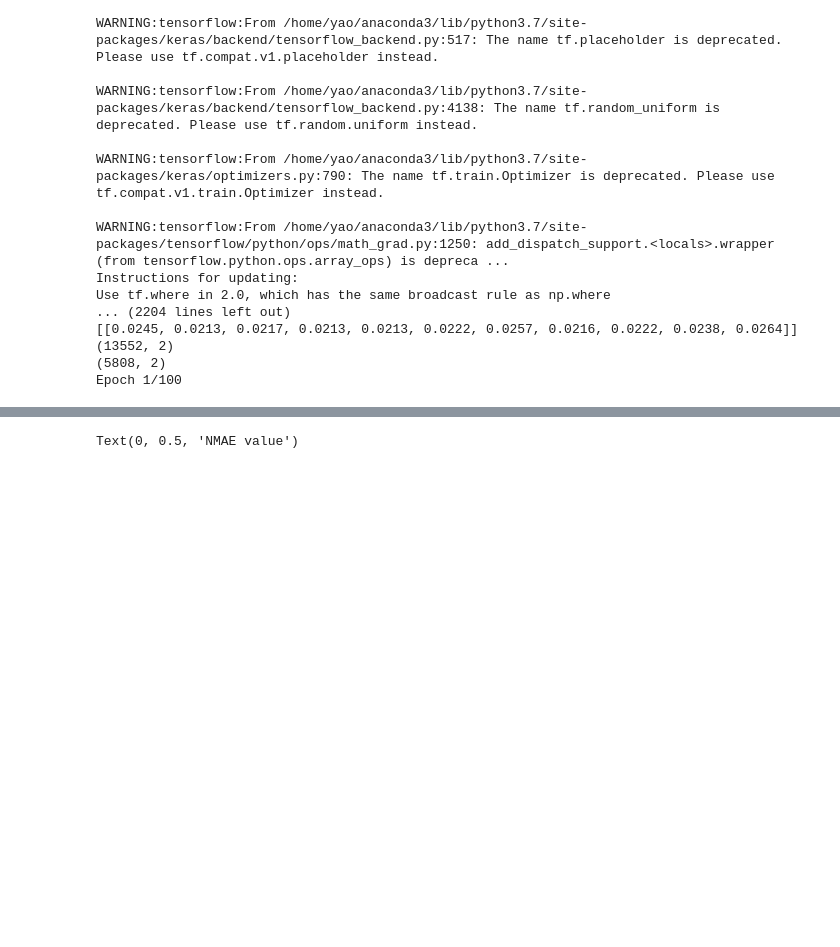
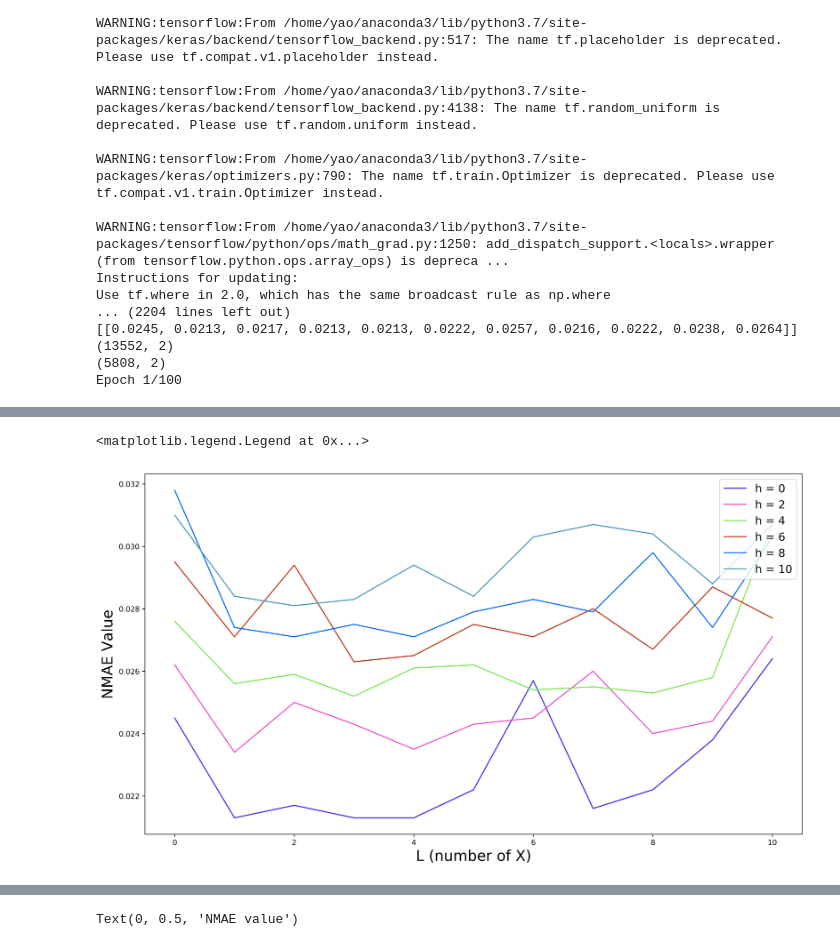
Before and after one commit to hichentang/EP2420, a Jupyter notebook: Proj2.ipynb, the cells around one changed output, grey strips where cells are left out. Saved outputs shown, nothing was run; the diff lists cells and outputs as text; code cells hidden in the pictures; blank space fills up the shorter version.

```diff
--- a/Proj2.ipynb
+++ b/Proj2.ipynb
@@ -403,0 +430,16 @@ plt.show()
+# %%
+#plot for the RNN data, traverse on H
+data = RNN_Encoder_NMAE_table
+plt_data = np.array(data)
+legend_list = []
+plt.figure(figsize=(16,9), dpi=300)
+for i in range(0,len(a),2):
+    plt.plot(plt_data[i], color=(np.random.uniform(0, 1), np.random.uniform(0, 1), np.random.uniform(0, 1)))
+    legend_list.append("h = "+str(i))
+# plt.plot(AR_pred, color = 'r')
+plt.xlabel('L (number of X)', fontsize=20)
+plt.ylabel('NMAE Value', fontsize=20)
+plt.legend(legend_list, loc=1,fontsize=15)
+# %% [output]
+<matplotlib.legend.Legend at 0x...>
+[figure, added]
```
Also changed, not shown: parts of 8 cells of this notebook.
